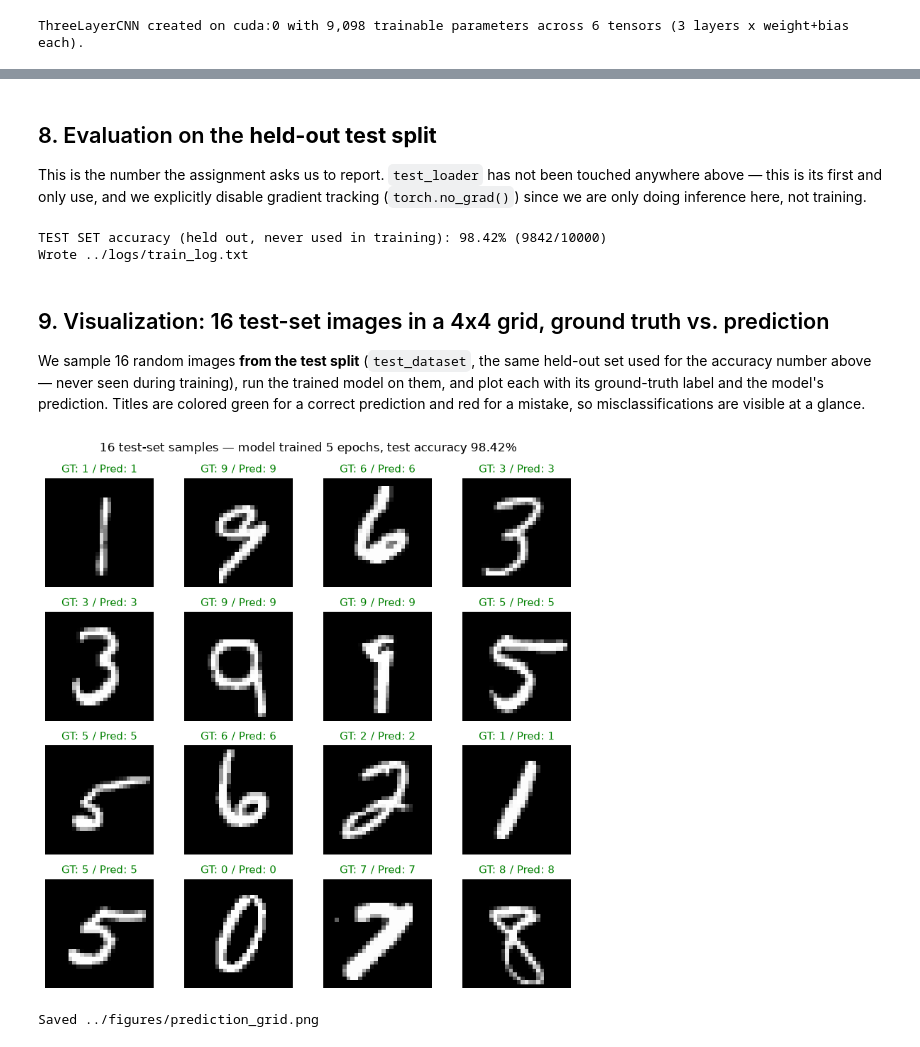
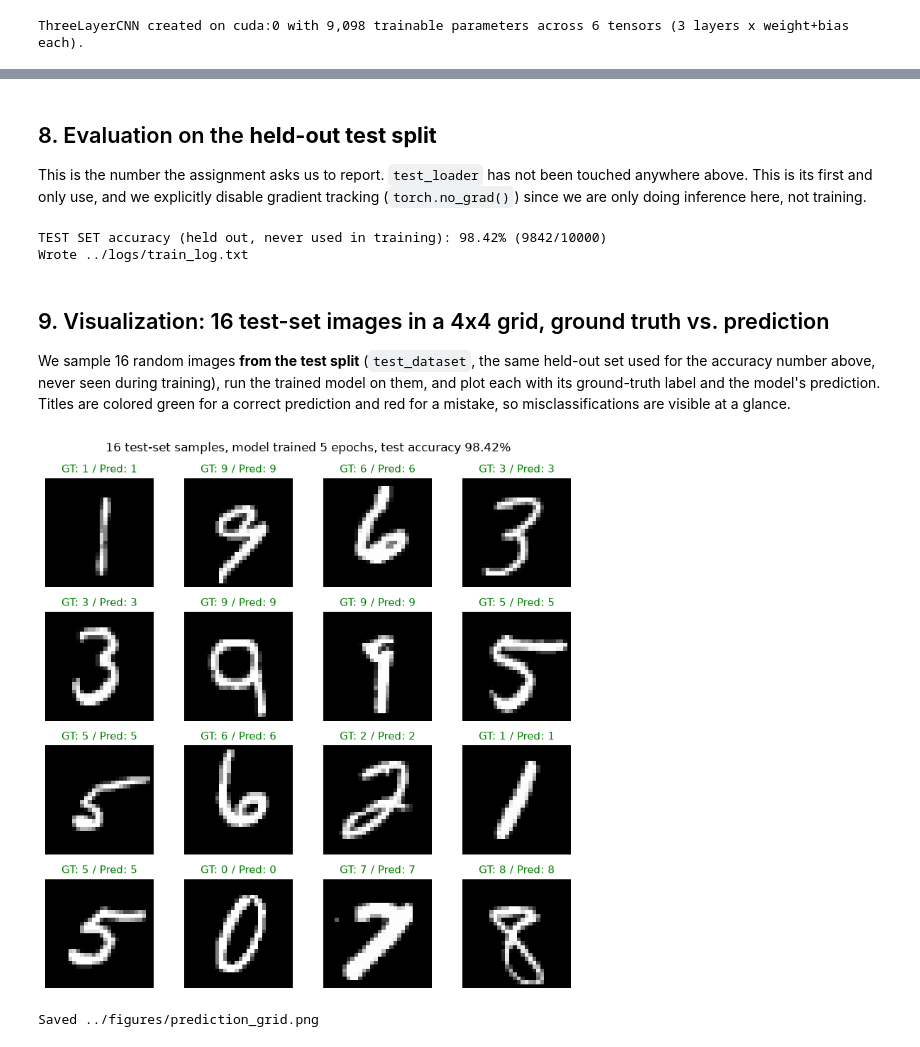
Before and after one commit to quielq/quielq-mlops-projects, a Jupyter notebook: machine-exercise-1/notebooks/me1_cnn_einops_mnist.ipynb, the cells around one changed output, grey strips where cells are left out. Saved outputs shown, nothing was run; the diff lists cells and outputs as text; code cells hidden in the pictures.

```diff
--- a/machine-exercise-1/notebooks/me1_cnn_einops_mnist.ipynb
+++ b/machine-exercise-1/notebooks/me1_cnn_einops_mnist.ipynb
@@ -382,7 +383,7 @@ Epoch 5/5 | train_loss=0.0486 | train_acc=98.47% | time=9.3s
 ## 8. Evaluation on the **held-out test split**
 
 This is the number the assignment asks us to report. `test_loader` has not
-been touched anywhere above — this is its first and only use, and we
+been touched anywhere above. This is its first and only use, and we
 explicitly disable gradient tracking (`torch.no_grad()`) since we are only
 doing inference here, not training.
 # %%
@@ -420,7 +421,7 @@ Wrote ../logs/train_log.txt
 ## 9. Visualization: 16 test-set images in a 4x4 grid, ground truth vs. prediction
 
 We sample 16 random images **from the test split** (`test_dataset`, the same
-held-out set used for the accuracy number above — never seen during
+held-out set used for the accuracy number above, never seen during
 training), run the trained model on them, and plot each with its ground-truth
 label and the model's prediction. Titles are colored green for a correct
 prediction and red for a mistake, so misclassifications are visible at a
@@ -428,33 +429,33 @@ glance.
 # %%
 rng = random.Random(SEED)
 sample_indices = rng.sample(range(len(test_dataset)), 16)
 
 sample_images = torch.stack([test_dataset[i][0] for i in sample_indices]).to(device)
 sample_labels = [test_dataset[i][1] for i in sample_indices]
 
 with torch.no_grad():
     sample_logits = model(sample_images)
     sample_preds = sample_logits.argmax(dim=1).cpu().tolist()
 
 fig, axes = plt.subplots(4, 4, figsize=(8, 8))
 for ax, idx, gt, pred in zip(axes.flat, sample_indices, sample_labels, sample_preds):
     # un-normalize just for display: invert the (x - mean) / std transform
     img = sample_images[sample_indices.index(idx)].cpu().squeeze(0) * 0.3081 + 0.1307
     ax.imshow(img.numpy(), cmap="gray")
     color = "green" if gt == pred else "red"
     ax.set_title(f"GT: {gt} / Pred: {pred}", color=color, fontsize=11)
     ax.axis("off")
 
-fig.suptitle(f"16 test-set samples — model trained {NUM_EPOCHS} epochs, "
+fig.suptitle(f"16 test-set samples, model trained {NUM_EPOCHS} epochs, "
              f"test accuracy {test_accuracy:.2f}%", fontsize=12)
 fig.tight_layout()
 
 os.makedirs("../figures", exist_ok=True)
 fig.savefig("../figures/prediction_grid.png", dpi=150, bbox_inches="tight")
 plt.show()
 print("Saved ../figures/prediction_grid.png")
 # %% [output]
-[figure, old version]
+[figure, new version]
 Saved ../figures/prediction_grid.png
 # %% [markdown]
 ## 10. Summary
```
Also changed, not shown: parts of 10 cells of this notebook, 5 other files.
